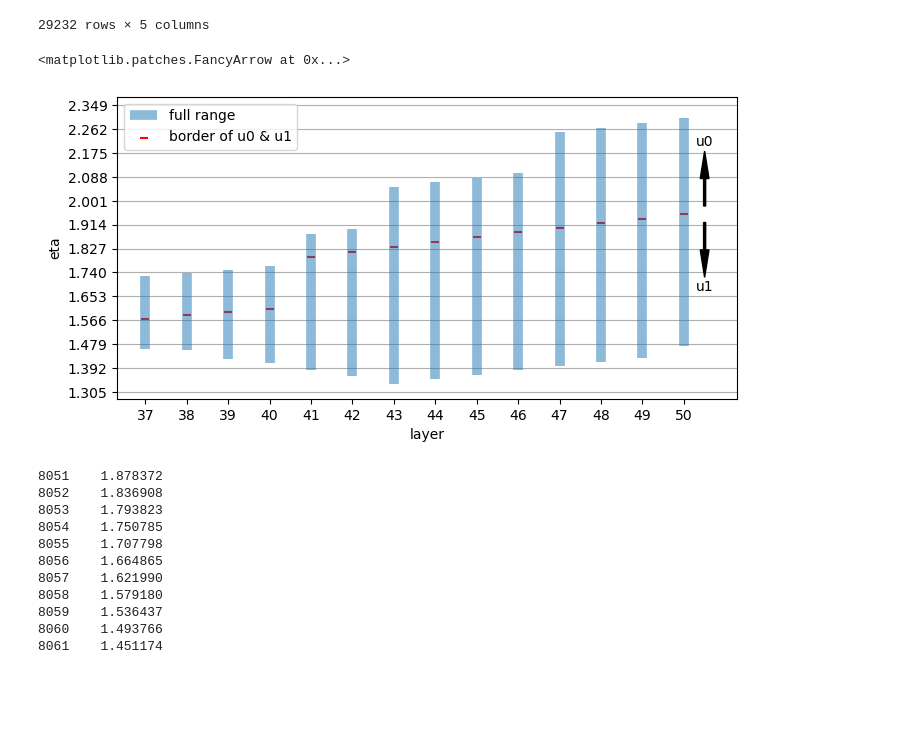
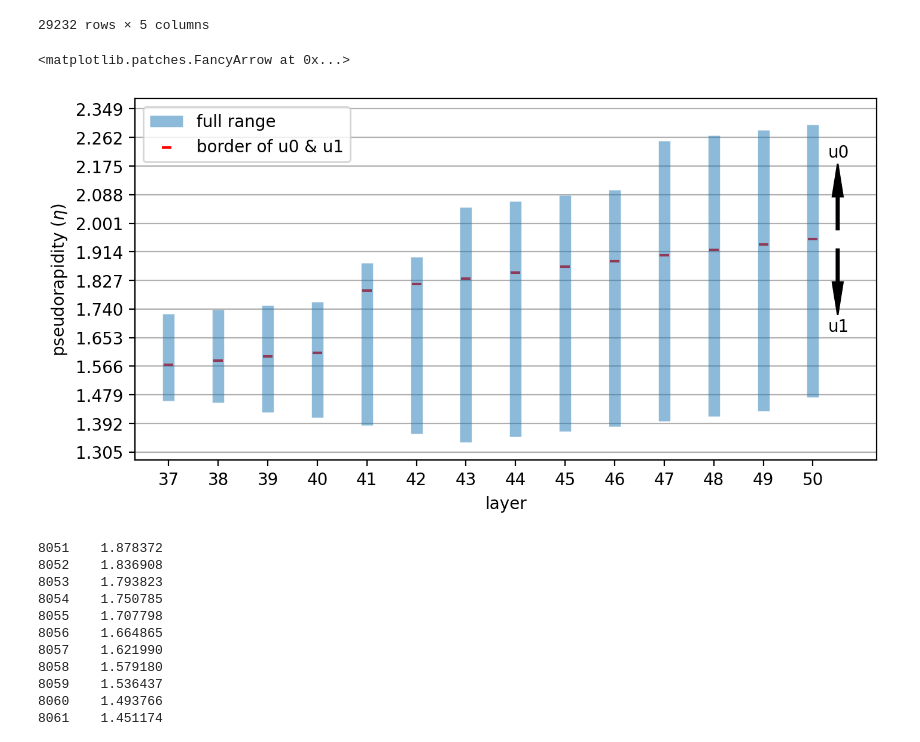
Before and after one commit to mhassans/tower-energy, a Jupyter notebook: jupyter/scint.ipynb, the cells around one changed output. Saved outputs shown, nothing was run; the diff lists cells and outputs as text; code cells hidden in the pictures; blank space fills up the shorter version.

Commit message:
ignore this commit: reproduce jupyter plots

```diff
--- a/jupyter/scint.ipynb
+++ b/jupyter/scint.ipynb
@@ -59,32 +59,32 @@ borders = pd.DataFrame({
 })
 # %%
 #fig=plt.figure(figsize=(10,6), dpi= 100)
-fig=plt.figure(figsize=(8,4), dpi= 100)
+fig=plt.figure(figsize=(8,4), dpi= 200)
 plt.vlines(borders['layer'], borders['eta_low'], borders['eta_high'], linestyle='-', lw=7, alpha =0.5, label = 'full range')
 plt.scatter(borders['layer'], borders['eta_mid'], marker = "_", color='r', label = 'border of u0 & u1')
 ax = plt.gca()
 ax.set_xticks(borders['layer'])
 ax.set_yticks([i*0.0870 for i in range(15,28)])
 ax.set_ylim([1.28,2.38])
 ax.set_xlabel('layer')
-ax.set_ylabel('eta')
+ax.set_ylabel('pseudorapidity ($\eta$)')
 ax.grid(axis='y')
 ax.legend(loc=2)
 #for layer in borders['layer']:
 #    high = borders[borders['layer']==layer]['eta_high'].iloc[0]
 #    mid = borders[borders['layer']==layer]['eta_mid'].iloc[0]
 #    low = borders[borders['layer']==layer]['eta_low'].iloc[0]
 #    plt.text(layer+0.1,0.5*(mid+high) , 'u0')
 #    plt.text(layer+0.1,0.5*(mid+low) , 'u1')
 ax.set_axisbelow(True)
 mid = borders[borders['layer']==50]['eta_mid'].iloc[0]
 plt.text(50.3, mid+0.25 , 'u0')
 plt.arrow(50.5, mid+0.03 , 0, 0.1, width=0.05, head_length=0.1, head_width=0.21, color='k')
 plt.text(50.3, mid-0.28 , 'u1')
 plt.arrow(50.5, mid-0.03 , 0, -0.1, width=0.05, head_length=0.1, head_width=0.21, color='k')
 # %% [output]
 <matplotlib.patches.FancyArrow at 0x...>
-[figure, old version]
+[figure, new version]
 # %%
 m = (TCs['triggercelleta']*-1)[(TCs['layer']==42) & (TCs['triggercelliphi']==1)]
 # %%
```
Also changed, not shown: parts of 1 cell of this notebook, 2 other files.
